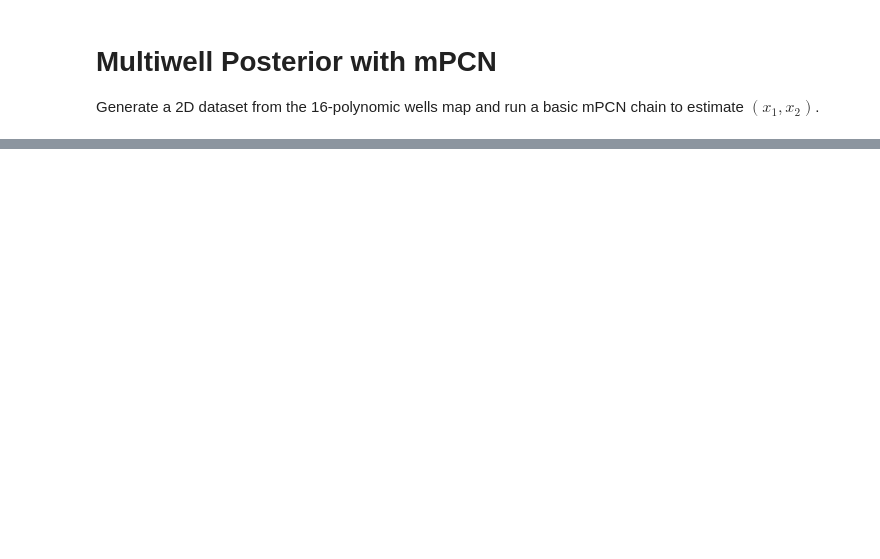
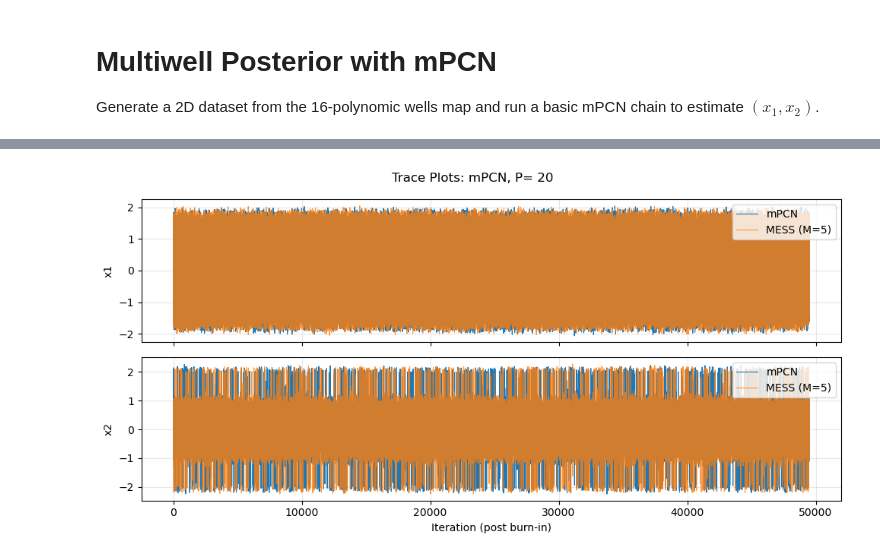
Before and after one commit to guillerminasenn/multiproposal-internal, a Jupyter notebook: notebooks/02_toy_multiwell_mpcn.ipynb, the cells around one changed output, grey strips where cells are left out. Drawn from its saved outputs; the diff is of its cells as text; code cells hidden in the pictures; blank space fills up the shorter version.

Commit message:
mpcn, mess on solute. mpcn/mess on polar twist + P-rho sweep

```diff
--- a/notebooks/02_toy_multiwell_mpcn.ipynb
+++ b/notebooks/02_toy_multiwell_mpcn.ipynb
@@ -37,7 +37,7 @@ def log_likelihood_16polynomic(x, y_obs, sigma=0.3):
 # Match the data-generation pattern from the toy notebook
 sigma_noise = 1.0
 prior_std = 1
-prior_cov = prior_std ** 2 * np.array([[1.0, 0.3], [0.3, 0.5]])
+prior_cov = prior_std ** 2 * np.array([[1.0, 0], [0, 1]])
 prior_mean = np.zeros(2)
 
 rng = np.random.default_rng(202)
@@ -60,27 +64,14 @@ print('Log-posterior at prior mean:', problem.log_posterior(prior_mean))
 # %%
 # MCMC configuration
 n_iters = 50000
-rho = 0.9
-n_props = 10
+rho = 0.1
+n_props = 20
 mess_M = 5
-run_mess = False  # Toggle MESS run + plots
+run_mess = True  # Toggle MESS run + plots
 seed_mcmc = 202
 rng_mpcn = np.random.default_rng(seed_mcmc)
 rng_mess = np.random.default_rng(seed_mcmc)
 x0 = problem.sample_prior(rng_mpcn)
-
-def mpcn_step_with_idx(x, problem, rng, rho=0.9, n_props=10):
-    mu = problem.prior_mean()
-    eta = np.sqrt(1.0 - rho * rho)
-    x_center = mu + rho * (x - mu) + eta * problem.L @ rng.standard_normal(problem.dim)
-    z = rng.standard_normal((problem.dim, n_props))
-    props = (mu[:, None] + rho * (x_center - mu)[:, None] + eta * (problem.L @ z)).T
-    candidates = np.vstack([x[None, :], props])
-    log_w = np.array([problem.log_likelihood(c) for c in candidates])
-    log_w -= np.max(log_w)
-    weights = np.exp(log_w)
-    idx = rng.choice(n_props + 1, p=weights / weights.sum())
-    return candidates[idx], idx
 
 # mPCN chain
 chain_mpcn = np.zeros((n_iters + 1, problem.dim), dtype=float)
@@ -89,7 +80,7 @@ chain_mpcn[0] = x0
 x = x0.copy()
 t0 = time.perf_counter()
 for t in range(n_iters):
-    x_new, idx = mpcn_step_with_idx(x, problem, rng_mpcn, rho=rho, n_props=n_props)
+    x_new, idx = mpcn_step(x, problem, rng_mpcn, rho=rho, n_props=n_props, return_idx=True)
     accepted_index[t] = idx
     x = x_new
     chain_mpcn[t + 1] = x
@@ -275,27 +294,29 @@ else:
 # %%
 burn_in = 500
 post_chain_mpcn = chain_mpcn[burn_in:]
 post_chain_mess = chain_mess[burn_in:] if run_mess and chain_mess is not None else None
 
 fig, axes = plt.subplots(2, 1, figsize=(10, 5), sharex=True)
 axes[0].plot(post_chain_mpcn[:, 0], color='tab:blue', linewidth=0.8, label='mPCN')
 if post_chain_mess is not None:
     axes[0].plot(post_chain_mess[:, 0], color='tab:orange', linewidth=0.8, alpha=0.8, label='MESS (M=5)')
 axes[0].set_ylabel('x1')
 axes[0].grid(alpha=0.3)
 axes[0].legend(loc='upper right')
 
 axes[1].plot(post_chain_mpcn[:, 1], color='tab:blue', linewidth=0.8, label='mPCN')
 if post_chain_mess is not None:
     axes[1].plot(post_chain_mess[:, 1], color='tab:orange', linewidth=0.8, alpha=0.8, label='MESS (M=5)')
 axes[1].set_ylabel('x2')
 axes[1].set_xlabel('Iteration (post burn-in)')
 axes[1].grid(alpha=0.3)
 axes[1].legend(loc='upper right')
 
-fig.suptitle('Trace Plots: mPCN vs MESS (M=5)')
+fig.suptitle(f'Trace Plots: mPCN, P= {n_props}')
 fig.tight_layout()
 plt.show()
+# %% [output]
+[figure, added]
 # %%
 fig, axes = plt.subplots(1, 2, figsize=(10, 3))
 bins = 40
```
Also changed, not shown: parts of 6 cells of this notebook, 6 other files.
